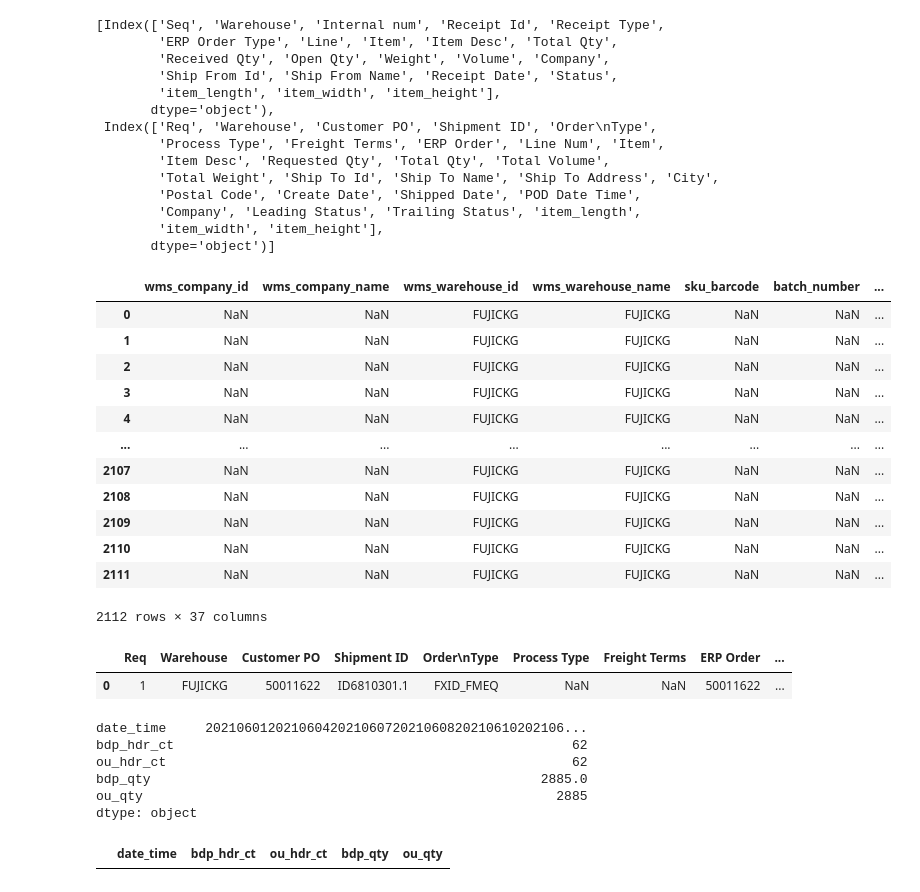
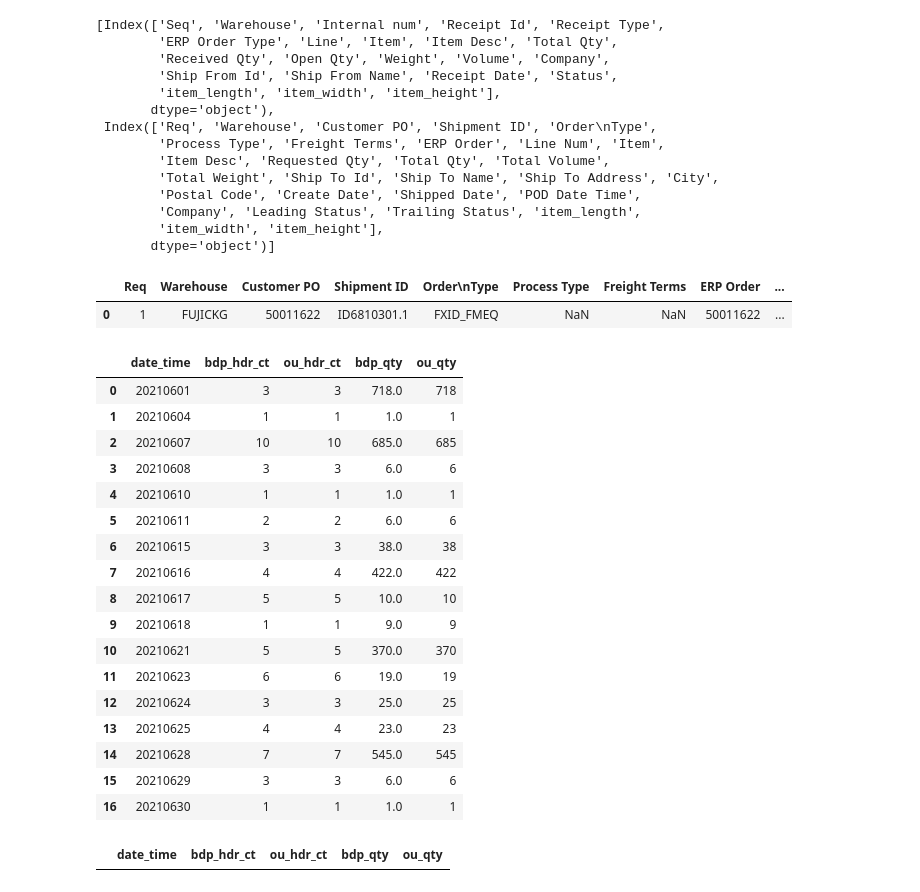
Before and after one commit to fyenne/CN-214, a Jupyter notebook: check_ou_bdp.ipynb, the cells around one changed output. Cells and saved outputs as stored; diff of their text form; code cells hidden in the pictures.

```diff
--- a/check_ou_bdp.ipynb
+++ b/check_ou_bdp.ipynb
@@ -1610,19 +1610,3 @@ fuji_oubound_bdp =  pd.read_csv('./CN-177_FUJI/fuji_out.csv')
         'Company', 'Leading Status', 'Trailing Status', 'item_length',
         'item_width', 'item_height'],
        dtype='object')]
-# %%
-colname_bdp(fuji_oubound_bdp)
-# %% [output]
-|  | wms_company_id | wms_company_name | wms_warehouse_id | wms_warehouse_name | sku_barcode | batch_number | ... |
-| 0 | NaN | NaN | FUJICKG | FUJICKG | NaN | NaN | ... |
-| 1 | NaN | NaN | FUJICKG | FUJICKG | NaN | NaN | ... |
-| 2 | NaN | NaN | FUJICKG | FUJICKG | NaN | NaN | ... |
-| 3 | NaN | NaN | FUJICKG | FUJICKG | NaN | NaN | ... |
-| 4 | NaN | NaN | FUJICKG | FUJICKG | NaN | NaN | ... |
-| ... | ... | ... | ... | ... | ... | ... | ... |
-| 2107 | NaN | NaN | FUJICKG | FUJICKG | NaN | NaN | ... |
-| 2108 | NaN | NaN | FUJICKG | FUJICKG | NaN | NaN | ... |
-| 2109 | NaN | NaN | FUJICKG | FUJICKG | NaN | NaN | ... |
-| 2110 | NaN | NaN | FUJICKG | FUJICKG | NaN | NaN | ... |
-| 2111 | NaN | NaN | FUJICKG | FUJICKG | NaN | NaN | ... |
-2112 rows × 37 columns
@@ -1642,18 +1628,30 @@ fuji_inbound_bdp = fuji_inbound_bdp[~fuji_inbound_bdp['asn_id'].str.contains('
 # %%
 compare_data(
     fuji_inbound_bdp, fuji_inbound_ou,
     'closed_date', 'Receipt Date',
     'asn_id', 'Receipt Id',
     'receive_qty','Received Qty'
 
-)[0].sum()
+)[0]
 # %% [output]
-date_time     2021060120210604202106072021060820210610202106...
-bdp_hdr_ct                                                   62
-ou_hdr_ct                                                    62
-bdp_qty                                                  2885.0
-ou_qty                                                     2885
-dtype: object
+|  | date_time | bdp_hdr_ct | ou_hdr_ct | bdp_qty | ou_qty |
+| 0 | 20210601 | 3 | 3 | 718.0 | 718 |
+| 1 | 20210604 | 1 | 1 | 1.0 | 1 |
+| 2 | 20210607 | 10 | 10 | 685.0 | 685 |
+| 3 | 20210608 | 3 | 3 | 6.0 | 6 |
+| 4 | 20210610 | 1 | 1 | 1.0 | 1 |
+| 5 | 20210611 | 2 | 2 | 6.0 | 6 |
+| 6 | 20210615 | 3 | 3 | 38.0 | 38 |
+| 7 | 20210616 | 4 | 4 | 422.0 | 422 |
+| 8 | 20210617 | 5 | 5 | 10.0 | 10 |
+| 9 | 20210618 | 1 | 1 | 9.0 | 9 |
+| 10 | 20210621 | 5 | 5 | 370.0 | 370 |
+| 11 | 20210623 | 6 | 6 | 19.0 | 19 |
+| 12 | 20210624 | 3 | 3 | 25.0 | 25 |
+| 13 | 20210625 | 4 | 4 | 23.0 | 23 |
+| 14 | 20210628 | 7 | 7 | 545.0 | 545 |
+| 15 | 20210629 | 3 | 3 | 6.0 | 6 |
+| 16 | 20210630 | 1 | 1 | 1.0 | 1 |
 # %%
 compare_data(
     fuji_inbound_bdp, fuji_inbound_ou,
```
Also changed, not shown: parts of 4 cells of this notebook.
